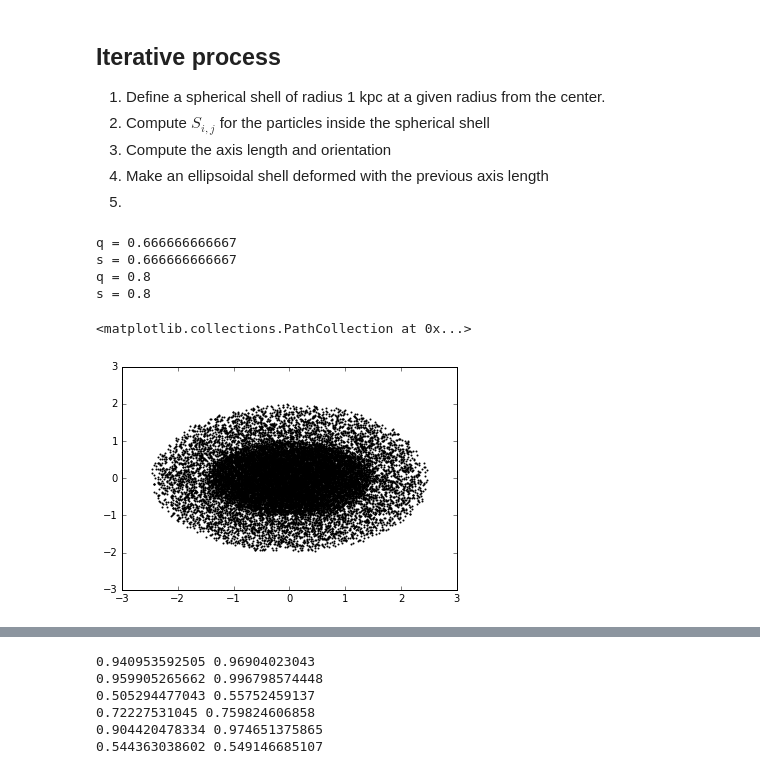
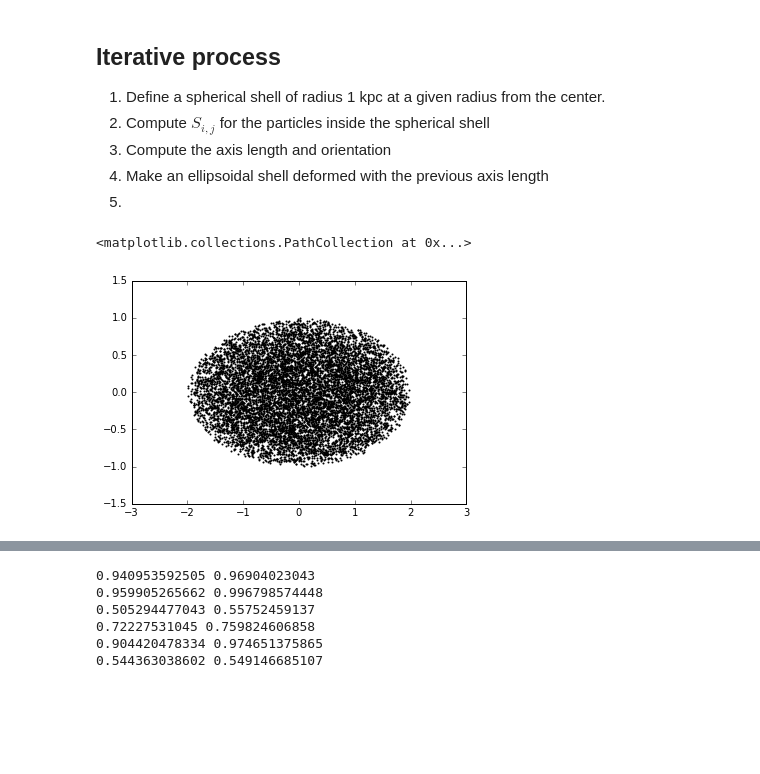
Before and after one commit to jngaravitoc/shapes, a Jupyter notebook: Shapes.ipynb, the cells around one changed output, grey strips where cells are left out. Saved outputs shown, nothing was run; the diff lists cells and outputs as text; code cells hidden in the pictures; blank space fills up the shorter version.

```diff
--- a/Shapes.ipynb
+++ b/Shapes.ipynb
@@ -113,21 +100,8 @@ def ellipsoid(N, a, b, c, Theta):
-# %%
-x_sph1, y_sph1, z_sph1 = ellipsoid(10000, 1.5, 1, 1, 1.0)
-x_sph2, y_sph2, z_sph2 = ellipsoid(10000, 2.5, 2.0, 2.0, 1.0)
-x_sph = np.concatenate((x_sph1, x_sph2))
-y_sph = np.concatenate((y_sph1, y_sph2))
-z_sph = np.concatenate((z_sph1, z_sph2))
-
-D = np.array([x_sph, y_sph, z_sph])
-# %% [output]
-q = 0.666666666667
-s = 0.666666666667
-q = 0.8
-s = 0.8
-# %%
-scatter(x_sph, y_sph, s=1)
-# %% [output]
-<matplotlib.collections.PathCollection at 0x...>
-[figure, removed]
 # %%
 data = np.loadtxt('ellipse.dat')
+# %%
+scatter(data[:,0], data[:,1], s=1)
+# %% [output]
+<matplotlib.collections.PathCollection at 0x...>
+[figure, added]
 # %%
```
Also changed, not shown: parts of 5 cells of this notebook.
